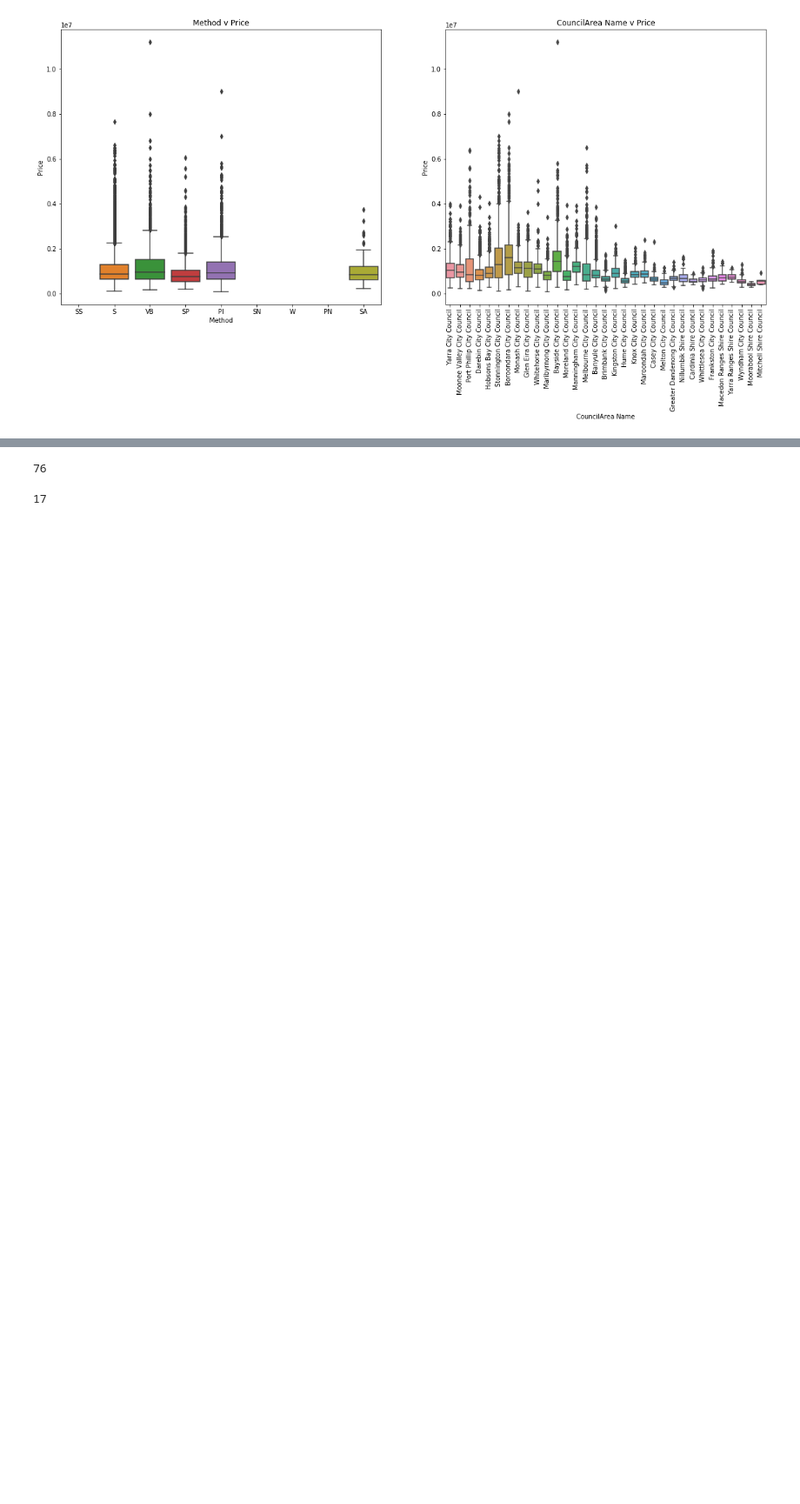
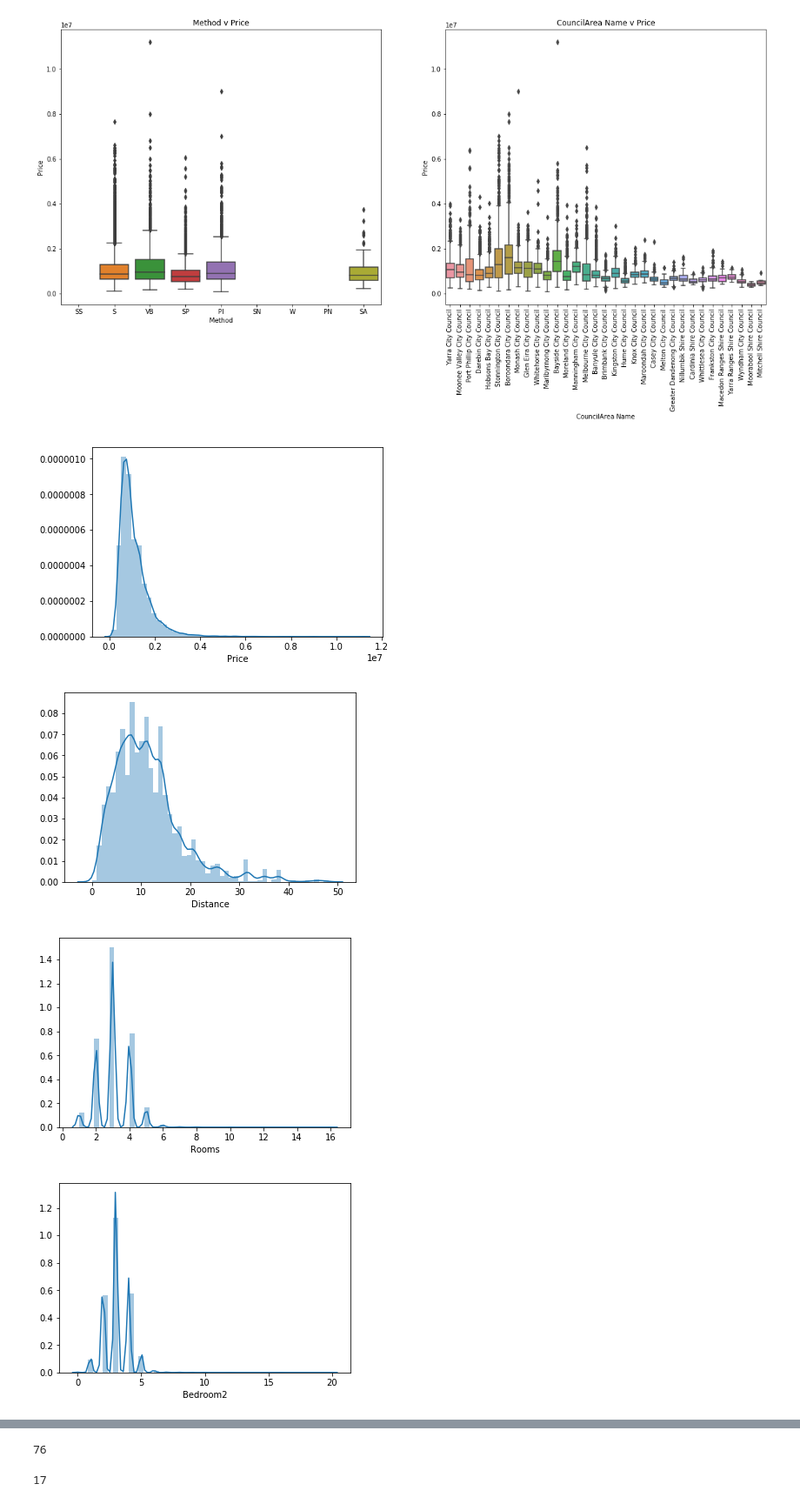
Before and after one commit to misl938/BDAS_misl938, a Jupyter notebook: Iteration4_misl938.ipynb, the cells around one changed output, grey strips where cells are left out. Shown at 87% size. Drawn from its saved outputs; the diff is of its cells as text; code cells hidden in the pictures; blank space fills up the shorter version.

```diff
--- a/Iteration4_misl938.ipynb
+++ b/Iteration4_misl938.ipynb
@@ -271,3 +271,21 @@ axes[1].set_title('CouncilArea Name v Price')
 plt.show()
 # %% [output]
 [figure]
+# %%
+#Distribution of the
+
+data_plot= housing_data.select('Price','Distance','Rooms','Bedroom2','Type').sample(False, 0.95).toPandas()
+data_plot= data_plot.dropna()
+sns.distplot(data_plot.Price)
+plt.show()
+sns.distplot(data_plot.Distance)
+plt.show()
+sns.distplot(data_plot.Rooms)
+plt.show()
+sns.distplot(data_plot.Bedroom2)
+plt.show()
+# %% [output]
+[figure, added]
+[figure, added]
+[figure, added]
+[figure, added]
```
Also changed, not shown: parts of 2 cells of this notebook.
